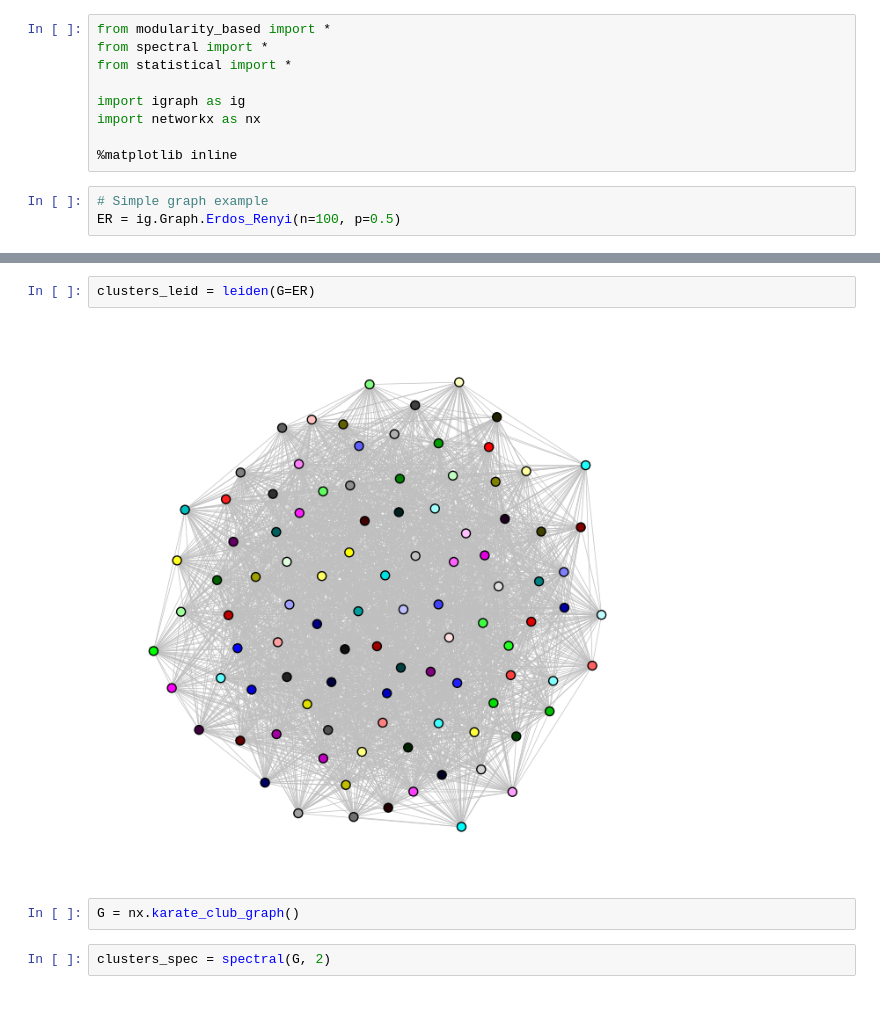
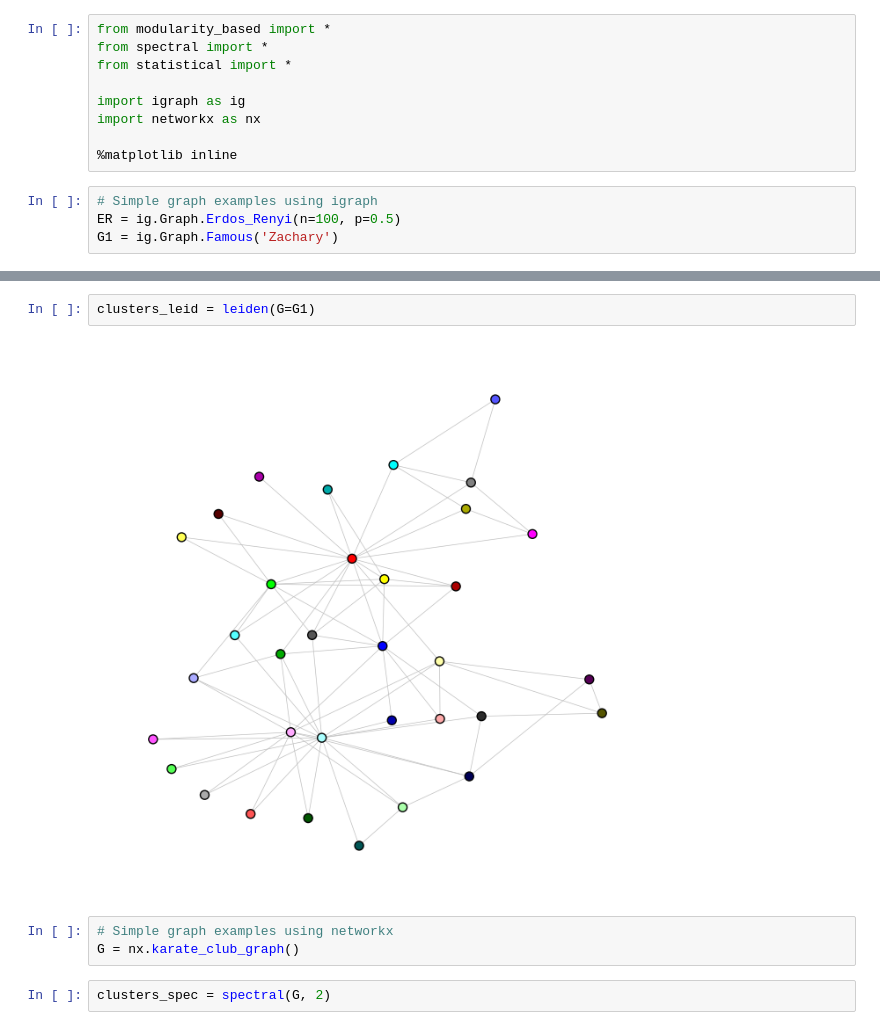
Before and after one commit to salyaa/semester_project, a Jupyter notebook: tests.ipynb, the cells around one changed output, grey strips where cells are left out. Saved outputs shown, nothing was run; the diff lists cells and outputs as text.

```diff
--- a/tests.ipynb
+++ b/tests.ipynb
@@ -8,5 +8,6 @@ import networkx as nx
 
 %matplotlib inline
 # %%
-# Simple graph example
+# Simple graph examples using igraph
 ER = ig.Graph.Erdos_Renyi(n=100, p=0.5)
+G1 = ig.Graph.Famous('Zachary')
@@ -17,9 +19,10 @@ clusters_louv = louvain(G=ER)
 # %%
-clusters_leid = leiden(G=ER)
+clusters_leid = leiden(G=G1)
 # %% [output]
-[figure, old version]
+[figure, new version]
-# %%
-G = nx.karate_club_graph()
+# %%
+# Simple graph examples using networkx
+G = nx.karate_club_graph()
 # %%
 clusters_spec = spectral(G, 2)
 # %% [output]
```
Also changed, not shown: parts of 3 cells of this notebook, 2 other files.
